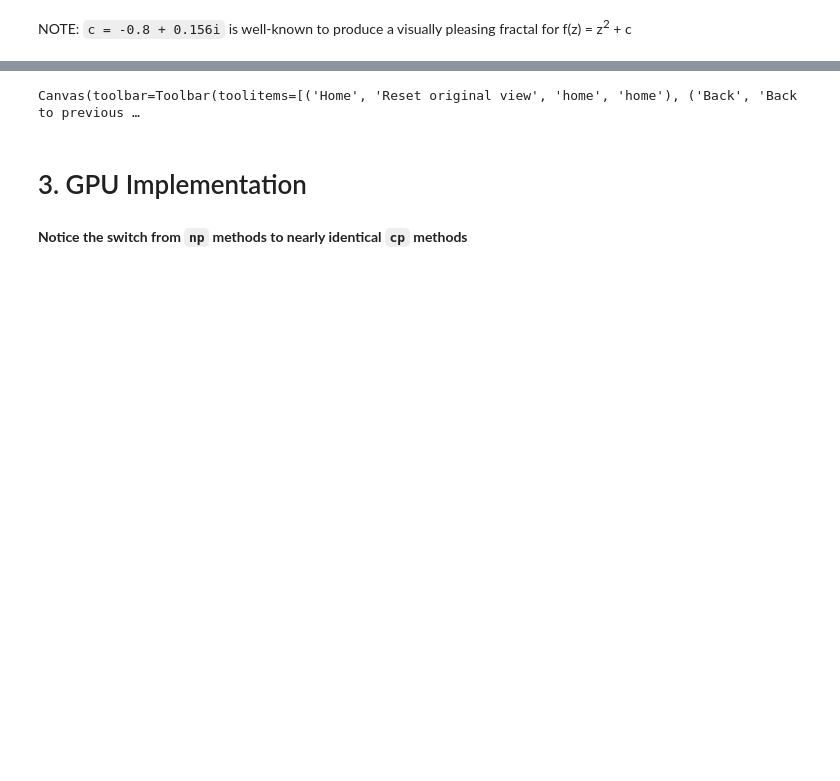
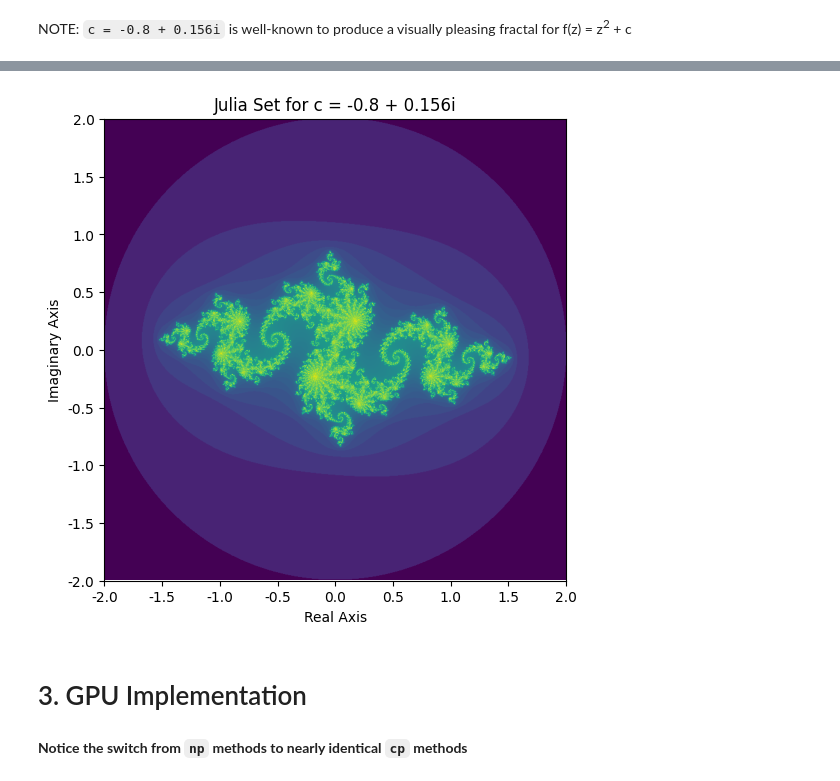
Before and after one commit to etotheipi/fractal1027, a Jupyter notebook: fractal_1027.ipynb, the cells around one changed output, grey strips where cells are left out. Drawn from its saved outputs; the diff is of its cells as text; code cells hidden in the pictures; blank space fills up the shorter version.

Commit message:
Pushing notebook with visual cell outputs

```diff
--- a/fractal_1027.ipynb
+++ b/fractal_1027.ipynb
@@ -224,7 +224,7 @@ def relabel_axes(ax, nr=768, rmin=-2, rmax=2, ni=768, imin=-2, imax=2):
 
     i_width = imax - imin
     new_iticks = np.arange(0, ni+1, ni//8, dtype=np.int32).tolist()
-    new_iticklabels = [f'{i_width * t / ni + imin:.1f}' for t in new_iticks]
+    new_iticklabels = [f'{i_width * t / ni + imin:.1f}' for t in new_iticks][::-1]
     ax.set_yticks(new_iticks)
     ax.set_yticklabels(new_iticklabels)
     ax.set_ylabel('Imaginary Axis')
@@ -235,6 +235,6 @@ with SimpleTimers.new('cpu-fractal'):
 
 fig,ax = plt.subplots(figsize=(6,6))
 ax.imshow(cpu_fractal)
-ax.set_title(f'Julia Set for c = {a:.1f} + {b:.3f}i (Numpy: {SimpleTimers.get_sec_per_iter("cpu-fractal"):.2f} sec)')
+ax.set_title(f'Julia Set for c = -0.8 + 0.156i')
 relabel_axes(ax)
 # %% [output]
@@ -242,4 +242,4 @@ Total time elapsed for timer cpu-fractal: 8.199 seconds
-Canvas(toolbar=Toolbar(toolitems=[('Home', 'Reset original view', 'home', 'home'), ('Back', 'Back to previous …
+[figure, added]
 # %% [markdown]
 # 3. GPU Implementation
 # %% [markdown]
```
Also changed, not shown: parts of 35 cells of this notebook, 2 other files.
